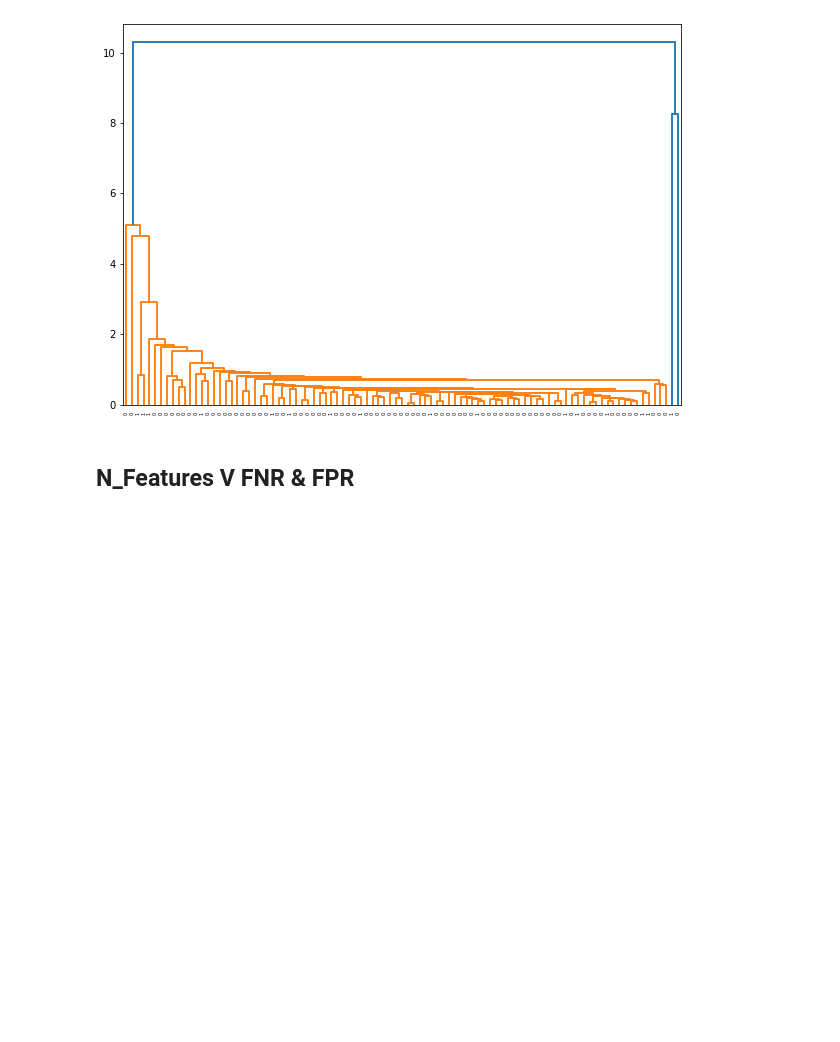
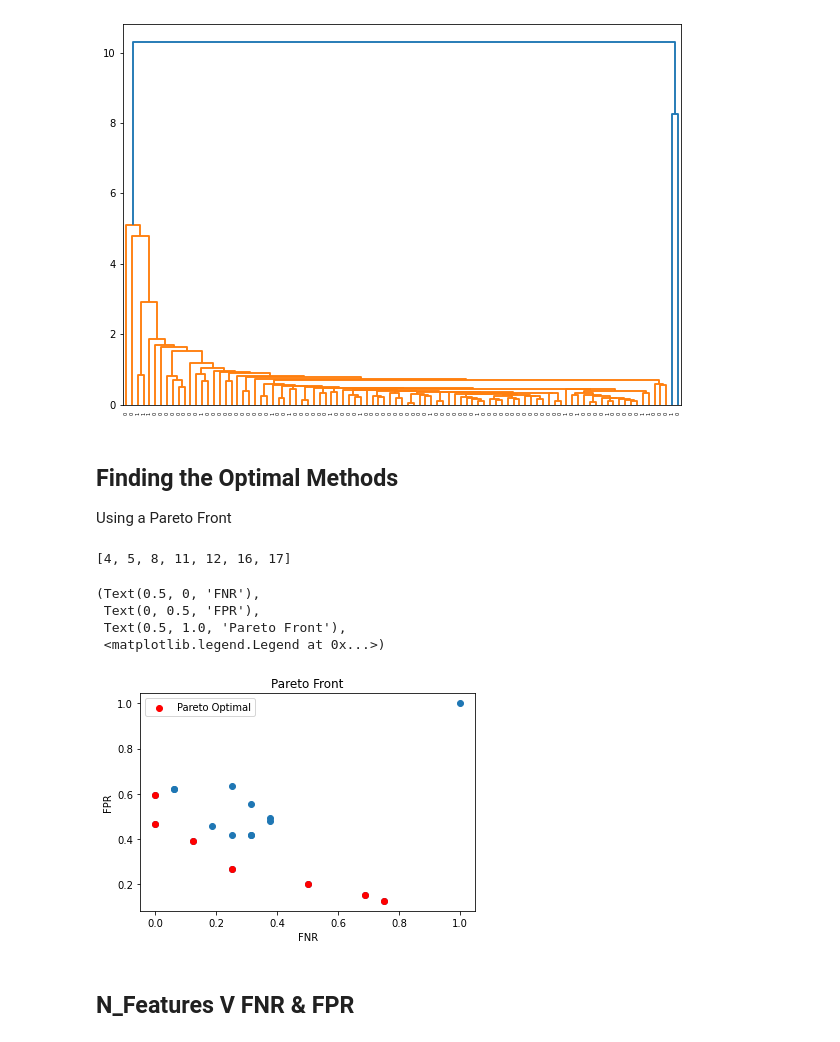
Before and after one commit to cwhite098/MDM3_Project1_Quartix, a Jupyter notebook: Data_Exploration.ipynb, the cells around one changed output. Drawn from its saved outputs; the diff is of its cells as text; code cells hidden in the pictures; blank space fills up the shorter version.

Commit message:
added code to find pareto optimal methods

```diff
--- a/Data_Exploration.ipynb
+++ b/Data_Exploration.ipynb
@@ -1167,6 +1169,40 @@ plt.show()
 (95, 2)
 [6, 55, 8, 93, 2, 14, 20, 45, 1, 59, 64, 62, 50, 25, 42, 84, 71, 12, 21, 48, 24, 76, 29, 43, 87, 94, 57, 74, 30, 38, 13, 28, 11, 9, 65, 17, 81, 56, 54, 27, 32, 86, 63, 23, 70, 18, 68, 78, 16, 88, 34,  ...
 [figure]
+# %% [markdown]
+## Finding the Optimal Methods
+
+Using a Pareto Front
+# %%
+from extract_data import *
+
+FNR_list = np.array([0.25, 0.375, 0.1875, 0.3125, 0.6875, 0.75, 0.0625, 0.375, 0, 0.25, 0.3125, 0.5, 0, 1, 0.0625, 0.3125, 0.25, 0.125])
+FPR_list = np.array([0.6329113924, 0.4936708861, 0.4556962025, 0.417721519, 0.1518987342, 0.1265822785, 0.6202531646, 0.4810126582, 0.5949367089, 0.417721519, 0.417721519, 0.2025316456, 0.4683544304, 1, 0.6202531646, 0.5569620253, 0.2658227848, 0.3924050633])
+
+pareto_set_idx = []
+for i in range(len(FNR_list)):
+    point = [FNR_list[i], FPR_list[i]]
+    counter = 0
+    for j in range(len(FNR_list)):
+        comp_point = [FNR_list[j], FPR_list[j]]
+
+        if point[0] > comp_point[0] and point[1] > comp_point[1]:
+            counter += 1
+    if counter == 0:
+        pareto_set_idx.append(i)
+
+print(pareto_set_idx)
+
+plt.scatter(FNR_list, FPR_list)
+plt.scatter(FNR_list[pareto_set_idx], FPR_list[pareto_set_idx], c='r', label='Pareto Optimal')
+plt.xlabel('FNR'), plt.ylabel('FPR'), plt.title('Pareto Front'), plt.legend()
+# %% [output]
+[4, 5, 8, 11, 12, 16, 17]
+(Text(0.5, 0, 'FNR'),
+ Text(0, 0.5, 'FPR'),
+ Text(0.5, 1.0, 'Pareto Front'),
+ <matplotlib.legend.Legend at 0x...>)
+[figure, added]
 # %% [markdown]
 ## N_Features V FNR & FPR
 # %%
```
Also changed, not shown: parts of 2 cells of this notebook.
